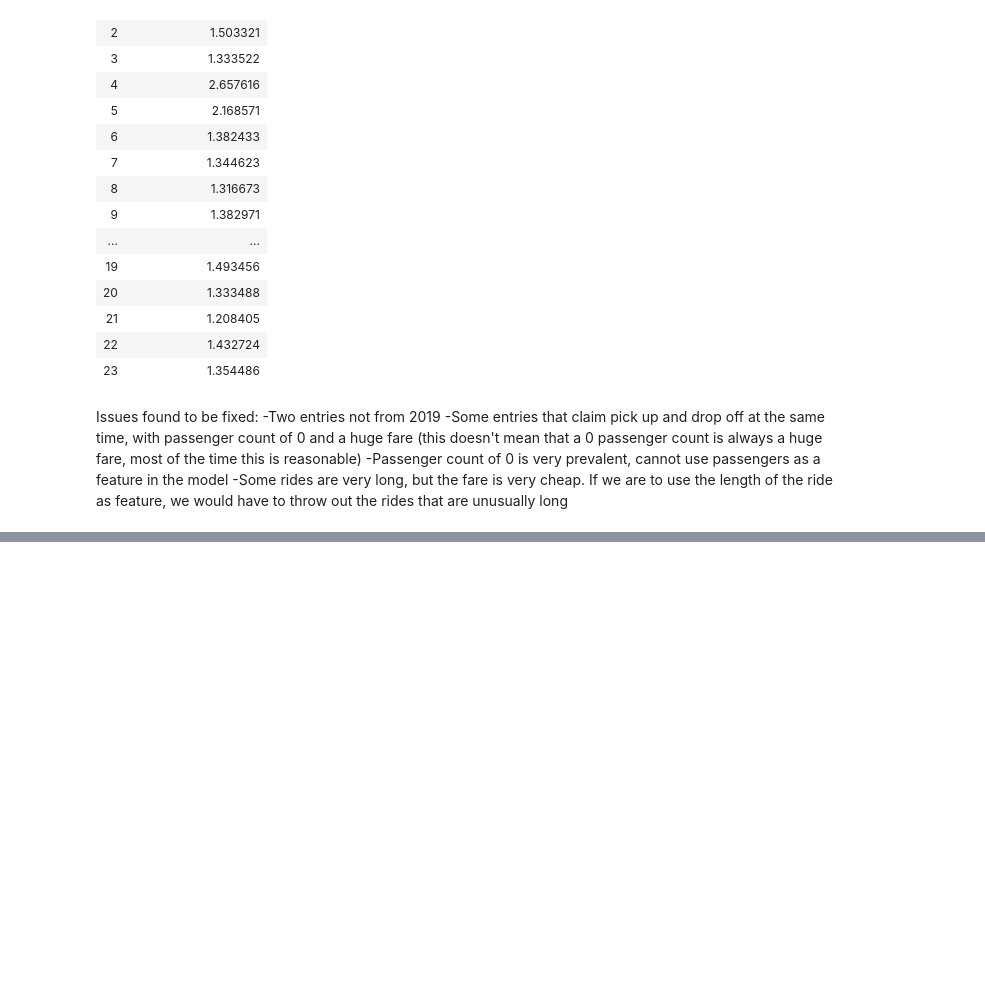
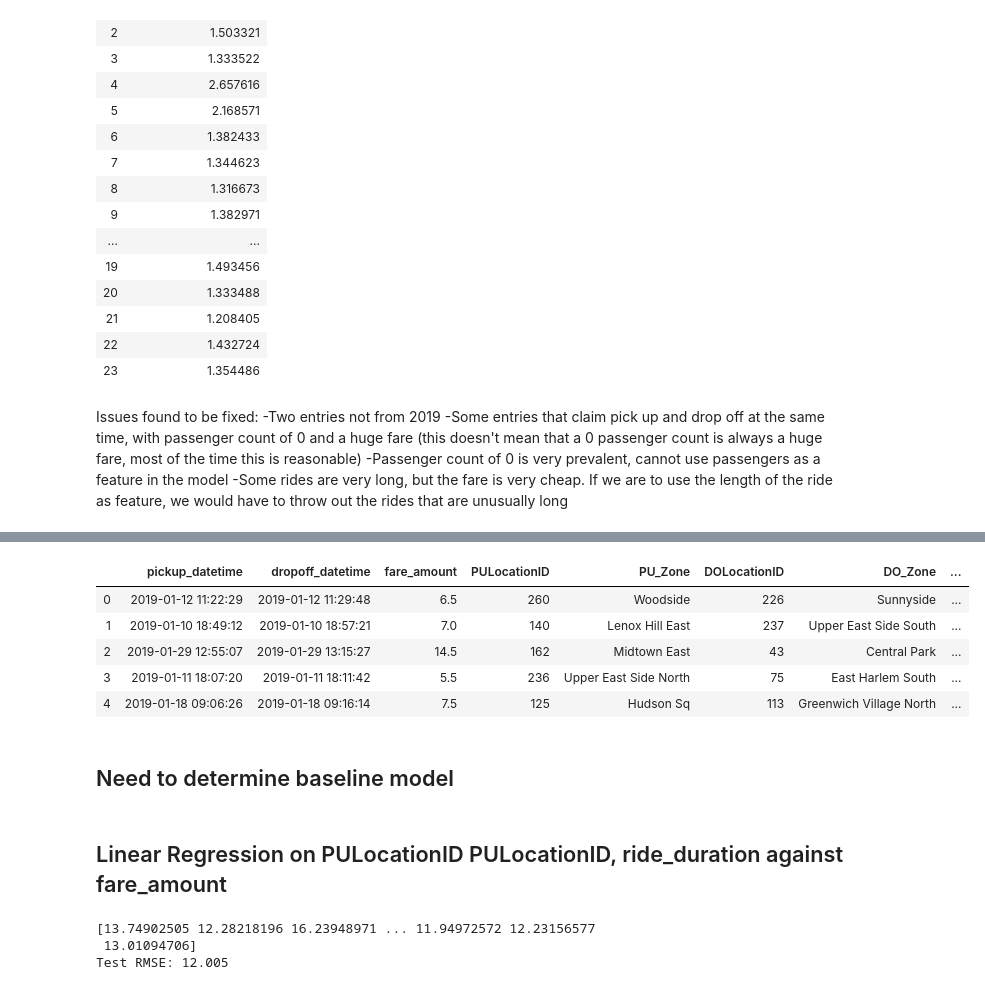
Before and after one commit to JacobHelwig/Fare-Prediction, a Jupyter notebook: Taxi Exploration.ipynb, the cells around one changed output, grey strips where cells are left out. Drawn from its saved outputs; the diff is of its cells as text; code cells hidden in the pictures; blank space fills up the shorter version.

```diff
--- a/Taxi Exploration.ipynb
+++ b/Taxi Exploration.ipynb
@@ -226,0 +266,10 @@ in the same zone. '''
+# %%
+# Top 5 pickup zone and borough
+pu = pd.DataFrame(taxi_clean.groupby('PULocationID').size().nlargest(5))
+print('\nTop 5 pickup borough and zone\n',pu.join(other = taxi_zones.set_index("LocationID"), on = "PULocationID", how = "left"))
+
+# Top 5 dropoff zone and borough
+do = pd.DataFrame(taxi_clean.groupby('DOLocationID').size().nlargest(5))
+print('\nTop 5 dropoff borough and zone\n',do.join(other = taxi_zones.set_index("LocationID"), on = "DOLocationID", how = "left"))
+
+# Most pickups and dropoffs are within Manhattan
@@ -670,0 +772,6 @@ Issues found to be fixed:
+# %%
+df2 = taxi_large.join(other = taxi_zones.set_index("LocationID"), on = "PULocationID", how = "left")
+df2 = df2.rename(columns={"Borough": "PU_Borough","Zone": "PU_Zone", "service_zone": "PU_service_zone"})
+df3 = df2.join(other = taxi_zones.set_index("LocationID"), on = "DOLocationID", how = "left")
+df3 = df3.rename(columns={"Borough": "DO_Borough","Zone": "DO_Zone", "service_zone": "DO_service_zone"})
+df3.head()
@@ -670,0 +786,44 @@ Issues found to be fixed:
+# %%
+# separate the date and time into separate columns
+df3['pickup_datetime'] = pd.to_datetime(df3['tpep_pickup_datetime'])
+df3['dropoff_datetime'] = pd.to_datetime(df3['tpep_dropoff_datetime'])
+
+# make a new dataframe with fares
+df4 = df3[['pickup_datetime','dropoff_datetime','fare_amount','PULocationID','PU_Zone','DOLocationID','DO_Zone']].copy()
+df4['ride_duration'] = np.vectorize(lambda drop, pick: drop - pick)(df3['dropoff_datetime'], df3['pickup_datetime'])
+
+# Convert ride duration to seconds
+df4['ride_duration'] = list(map(lambda dur: dur.seconds, df4['ride_duration']))
+
+df4.head()
+# %% [output]
+|  | pickup_datetime | dropoff_datetime | fare_amount | PULocationID | PU_Zone | DOLocationID | DO_Zone | ... |
+| 0 | 2019-01-12 11:22:29 | 2019-01-12 11:29:48 | 6.5 | 260 | Woodside | 226 | Sunnyside | ... |
+| 1 | 2019-01-10 18:49:12 | 2019-01-10 18:57:21 | 7.0 | 140 | Lenox Hill East | 237 | Upper East Side South | ... |
+| 2 | 2019-01-29 12:55:07 | 2019-01-29 13:15:27 | 14.5 | 162 | Midtown East | 43 | Central Park | ... |
+| 3 | 2019-01-11 18:07:20 | 2019-01-11 18:11:42 | 5.5 | 236 | Upper East Side North | 75 | East Harlem South | ... |
+| 4 | 2019-01-18 09:06:26 | 2019-01-18 09:16:14 | 7.5 | 125 | Hudson Sq | 113 | Greenwich Village North | ... |
+# %% [markdown]
+## Need to determine baseline model
+# %% [markdown]
+## Linear Regression on PULocationID PULocationID, ride_duration against fare_amount
+# %%
+from sklearn.model_selection import train_test_split
+from sklearn.linear_model import LinearRegression
+from sklearn.metrics import mean_squared_error
+
+y = df4['fare_amount']
+X = df4.drop(columns=['fare_amount','pickup_datetime','dropoff_datetime','PU_Zone','DO_Zone'])
+X_train, X_test, y_train, y_test = train_test_split(X, y, test_size=0.3, random_state=42)
+
+
+lr = LinearRegression()
+lr.fit(X_train, y_train)
+y_pred = lr.predict(X_test)
+
+print(y_pred)
+print("Test RMSE: %.3f" % mean_squared_error(y_test, y_pred) ** 0.5)
+# %% [output]
+[13.74902505 12.28218196 16.23948971 ... 11.94972572 12.23156577
+ 13.01094706]
+Test RMSE: 12.005
```
Also changed, not shown: parts of 18 cells of this notebook.
